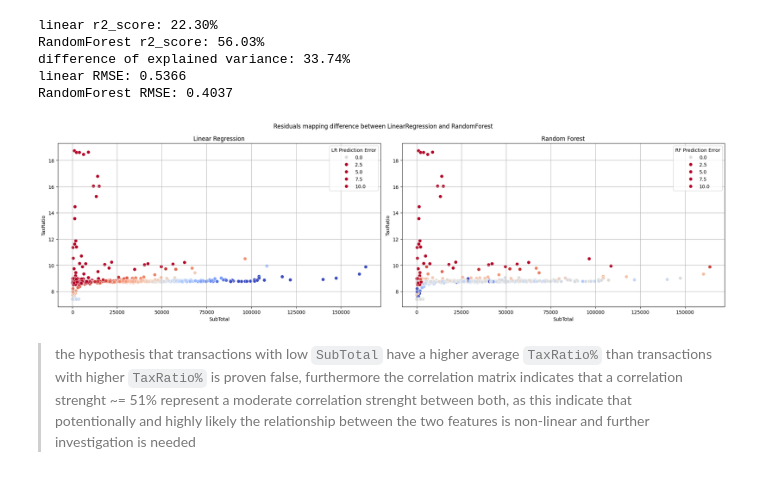
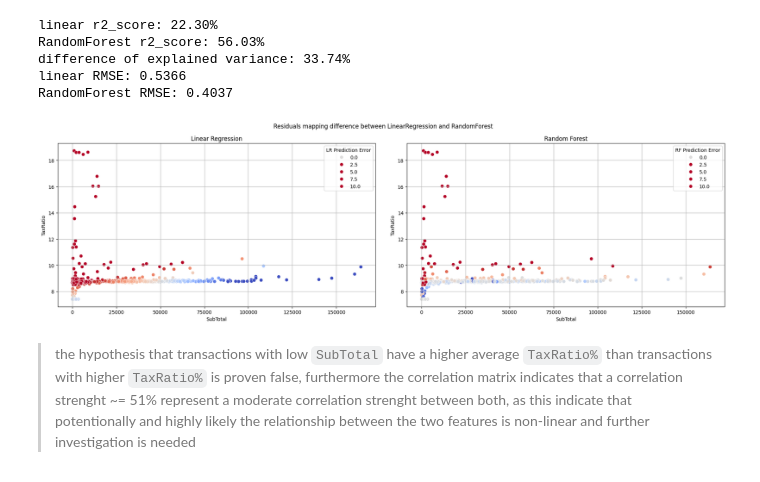
Before and after one commit to AtlasMarbx/AdventureWorks-Data-Migration-and-insight-extraction, a Jupyter notebook: EDA_process.ipynb, the cells around one changed output. Drawn from its saved outputs; the diff is of its cells as text; code cells hidden in the pictures.

```diff
--- a/EDA_process.ipynb
+++ b/EDA_process.ipynb
@@ -691,34 +744,35 @@ sns.scatterplot(
     hue_norm=(-1, 1),         # Centers the color scale symmetrically around 0 error
     edgecolor='w',
     s=50,
     linewidth=0.5,
     ax=ax[0]
 )
 
 sns.scatterplot(
     data=df_plot,
     x='SubTotal',
     y='TaxRatio',
     hue='RF Prediction Error',
     palette='coolwarm',
     hue_norm=(-1, 1),
     edgecolor='w',
     s=50,
     linewidth=0.5,
     ax=ax[1]
 )
 
 ax[0].set_title('Linear Regression')
 ax[1].set_title('Random Forest')
 
 fig.suptitle('Residuals mapping difference between LinearRegression and RandomForest')
 ax[0].grid()
 ax[1].grid()
 
 plt.tight_layout()
+plt.subplots_adjust(wspace=0.1)
 plt.show()
 # %% [output]
-[figure, old version]
+[figure, new version]
 # %% [markdown]
 > the hypothesis that transactions with low `SubTotal` have a higher average `TaxRatio%` than transactions with higher `TaxRatio%` is proven false, furthermore the correlation matrix indicates that a correlation strenght ~= 51% represent a moderate correlation strenght between both, as this indicate that potentionally and highly likely the relationship between the two features is non-linear and further investigation is needed
 # %% [markdown]
```
Also changed, not shown: parts of 8 cells of this notebook.
